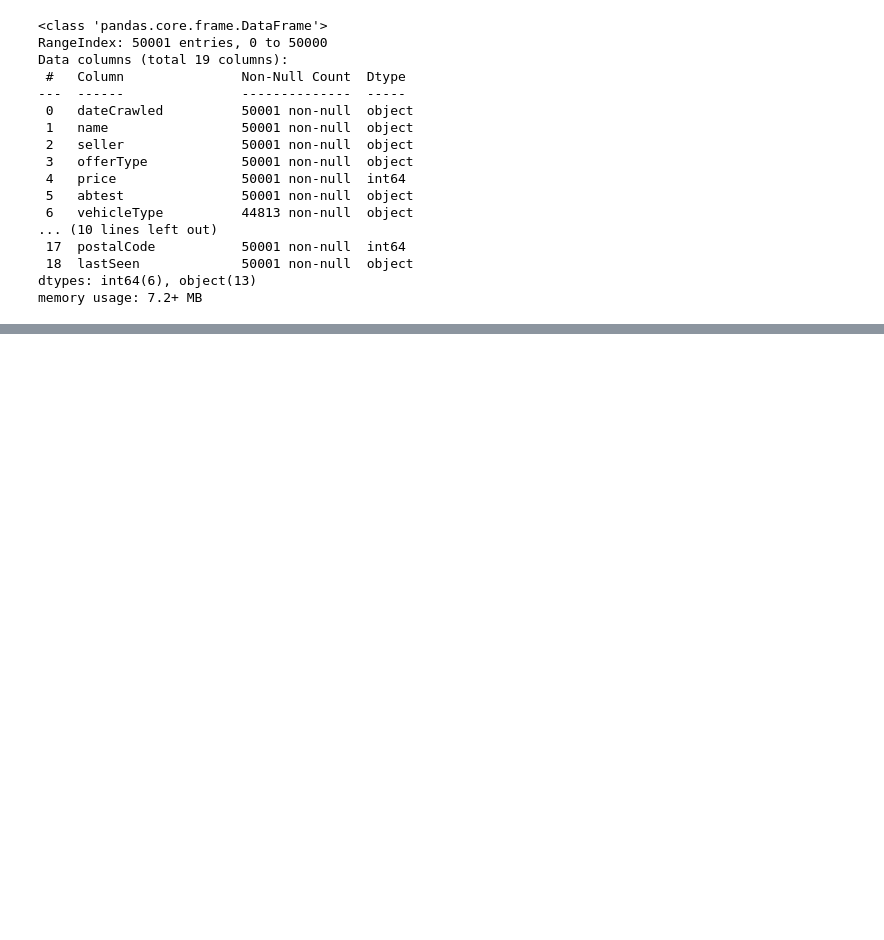
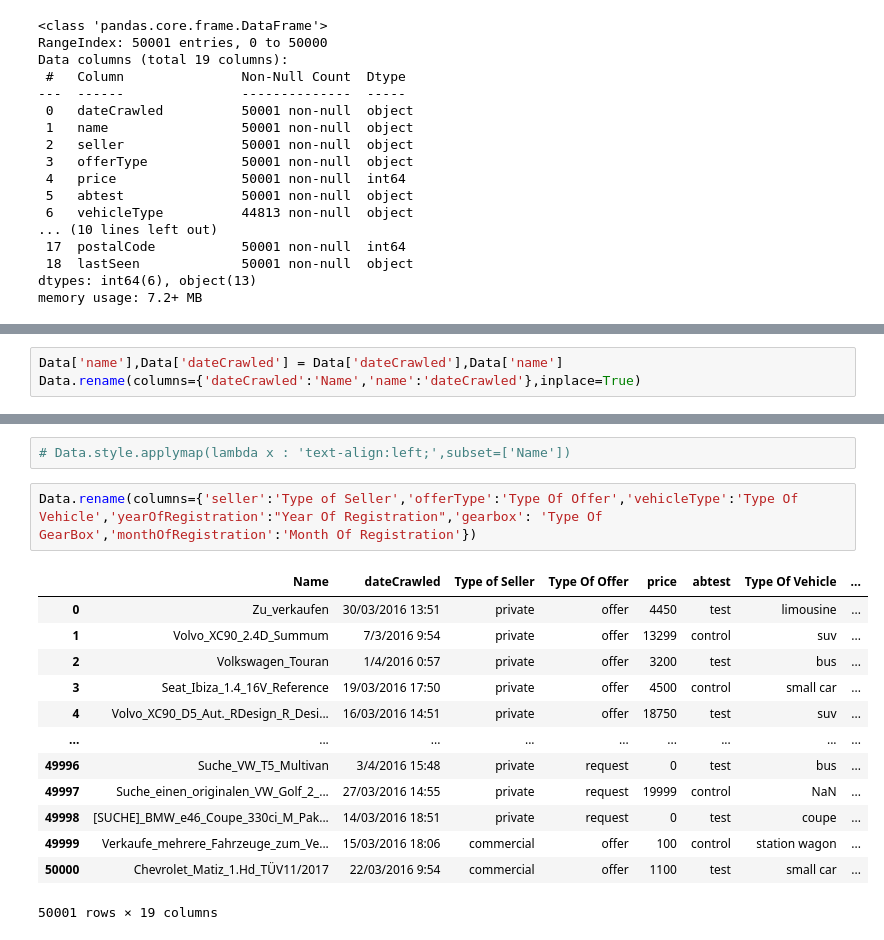
Before and after one commit to himanshubaretha/Data-Science, a Jupyter notebook: Cars.ipynb, the cells around one changed output, grey strips where cells are left out. Cells and saved outputs as stored; diff of their text form; blank space fills up the shorter version.

```diff
--- a/Cars.ipynb
+++ b/Cars.ipynb
@@ -33,0 +89,3 @@ Data.head(5)
+# %%
+Data['name'],Data['dateCrawled'] = Data['dateCrawled'],Data['name']
+Data.rename(columns={'dateCrawled':'Name','name':'dateCrawled'},inplace=True)
@@ -33,0 +127,18 @@ Data.head(5)
+# %%
+# Data.style.applymap(lambda x : 'text-align:left;',subset=['Name'])
+# %%
+Data.rename(columns={'seller':'Type of Seller','offerType':'Type Of Offer','vehicleType':'Type Of Vehicle','yearOfRegistration':"Year Of Registration",'gearbox': 'Type Of GearBox','monthOfRegistration':'Month Of Registration'})
+# %% [output]
+|  | Name | dateCrawled | Type of Seller | Type Of Offer | price | abtest | Type Of Vehicle | ... |
+| 0 | Zu_verkaufen | 30/03/2016 13:51 | private | offer | 4450 | test | limousine | ... |
+| 1 | Volvo_XC90_2.4D_Summum | 7/3/2016 9:54 | private | offer | 13299 | control | suv | ... |
+| 2 | Volkswagen_Touran | 1/4/2016 0:57 | private | offer | 3200 | test | bus | ... |
+| 3 | Seat_Ibiza_1.4_16V_Reference | 19/03/2016 17:50 | private | offer | 4500 | control | small car | ... |
+| 4 | Volvo_XC90_D5_Aut._RDesign_R_Desi... | 16/03/2016 14:51 | private | offer | 18750 | test | suv | ... |
+| ... | ... | ... | ... | ... | ... | ... | ... | ... |
+| 49996 | Suche_VW_T5_Multivan | 3/4/2016 15:48 | private | request | 0 | test | bus | ... |
+| 49997 | Suche_einen_originalen_VW_Golf_2_... | 27/03/2016 14:55 | private | request | 19999 | control | NaN | ... |
+| 49998 | [SUCHE]_BMW_e46_Coupe_330ci_M_Pak... | 14/03/2016 18:51 | private | request | 0 | test | coupe | ... |
+| 49999 | Verkaufe_mehrere_Fahrzeuge_zum_Ve... | 15/03/2016 18:06 | commercial | offer | 100 | control | station wagon | ... |
+| 50000 | Chevrolet_Matiz_1.Hd_TÜV11/2017 | 22/03/2016 9:54 | commercial | offer | 1100 | test | small car | ... |
+50001 rows × 19 columns
```
Also changed, not shown: parts of 7 cells of this notebook, 6 other files.
